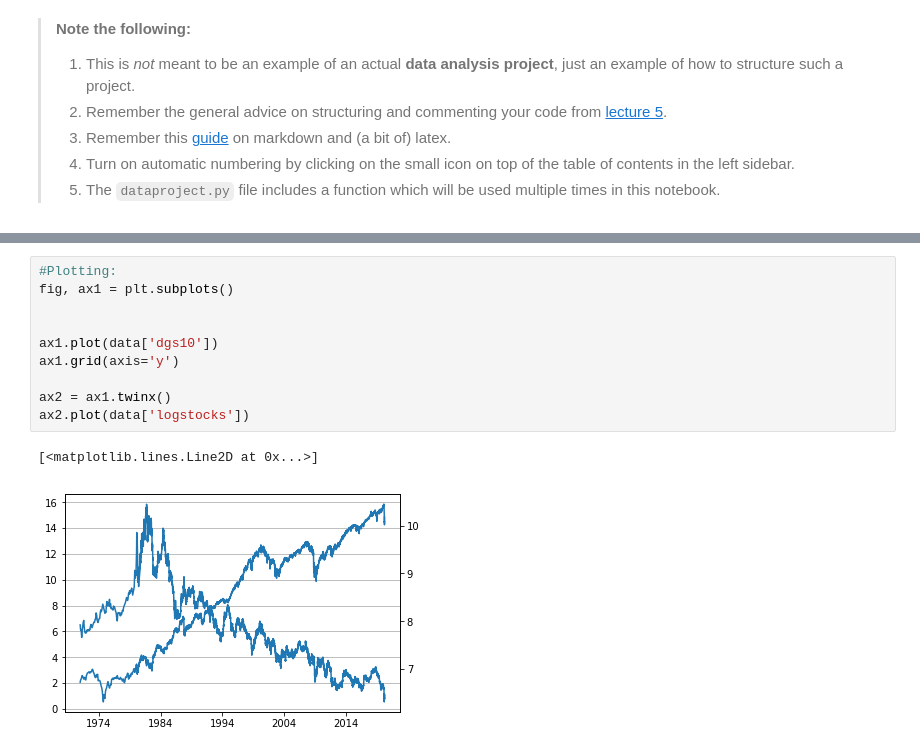
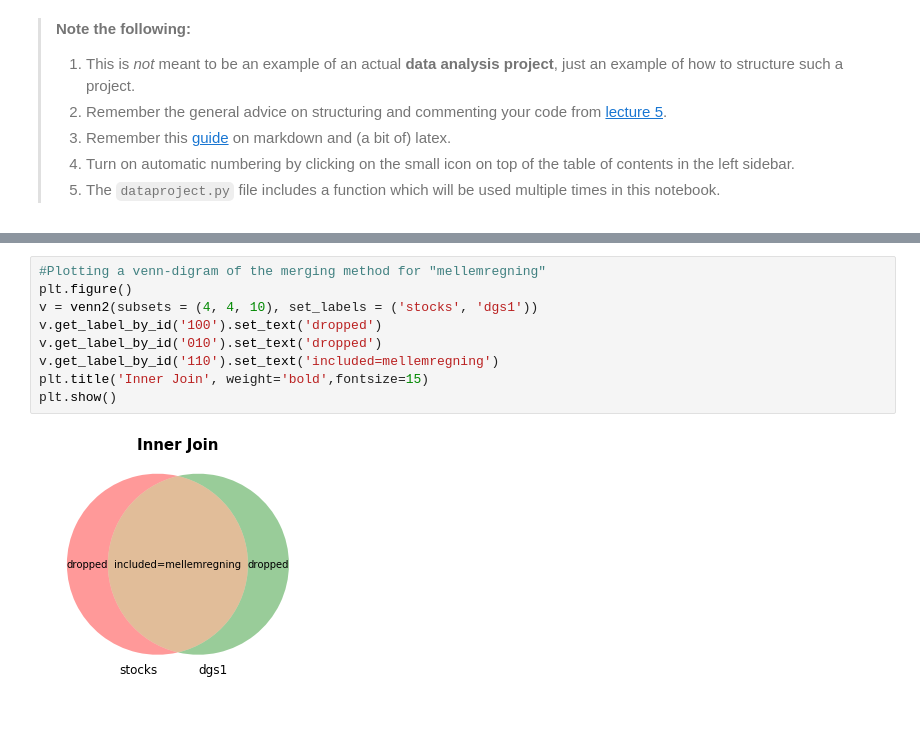
Before and after one commit to Tobiasmk98/projects-2020-group5, a Jupyter notebook: dataproject/dataproject.ipynb, the cells around one changed output, grey strips where cells are left out. Saved outputs shown, nothing was run; the diff lists cells and outputs as text; blank space fills up the shorter version.

```diff
--- a/dataproject/dataproject.ipynb
+++ b/dataproject/dataproject.ipynb
@@ -77,14 +109,12 @@ data
-# %%
-#Plotting:
-fig, ax1 = plt.subplots()
-
-
-ax1.plot(data['dgs10'])
-ax1.grid(axis='y')
-
-ax2 = ax1.twinx()
-ax2.plot(data['logstocks'])
-# %% [output]
-[<matplotlib.lines.Line2D at 0x...>]
-[figure, removed]
+# %%
+#Plotting a venn-digram of the merging method for "mellemregning"
+plt.figure()
+v = venn2(subsets = (4, 4, 10), set_labels = ('stocks', 'dgs1'))
+v.get_label_by_id('100').set_text('dropped')
+v.get_label_by_id('010').set_text('dropped')
+v.get_label_by_id('110').set_text('included=mellemregning')
+plt.title('Inner Join', weight='bold',fontsize=15)
+plt.show()
+# %% [output]
+[figure, added]
 # %%
```
Also changed, not shown: parts of 11 cells of this notebook.
